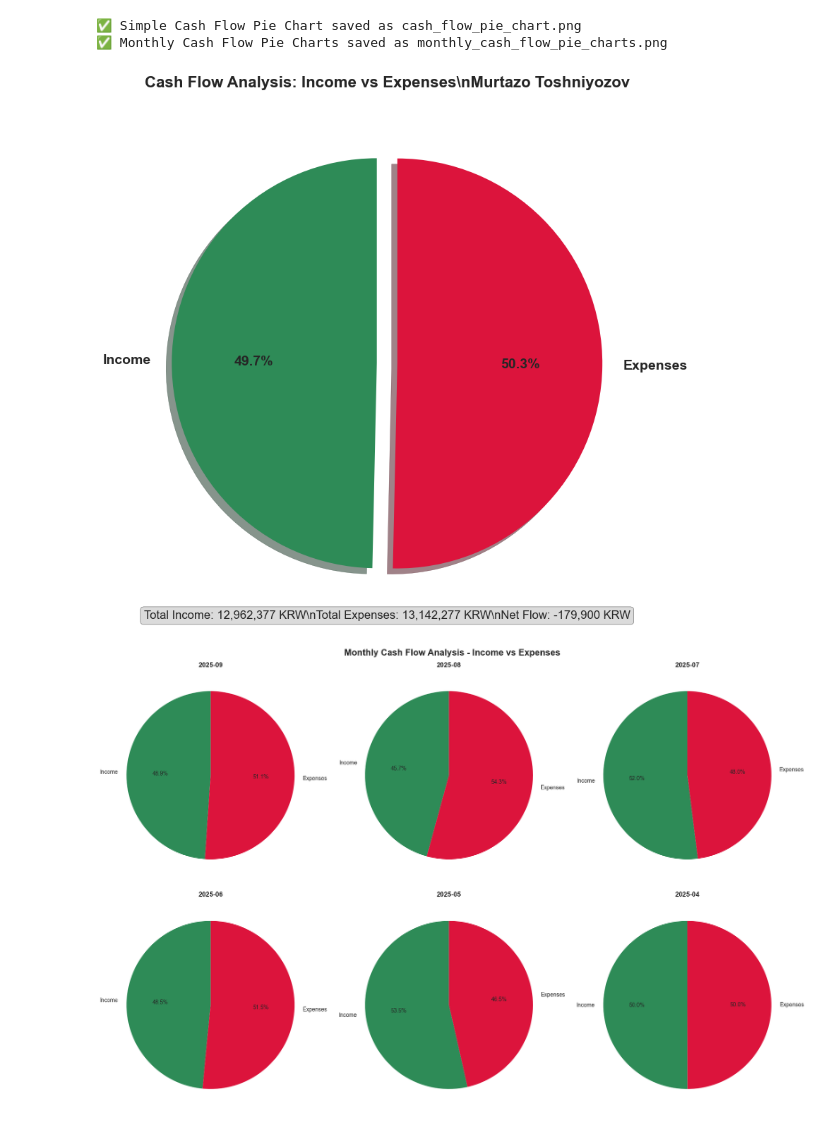
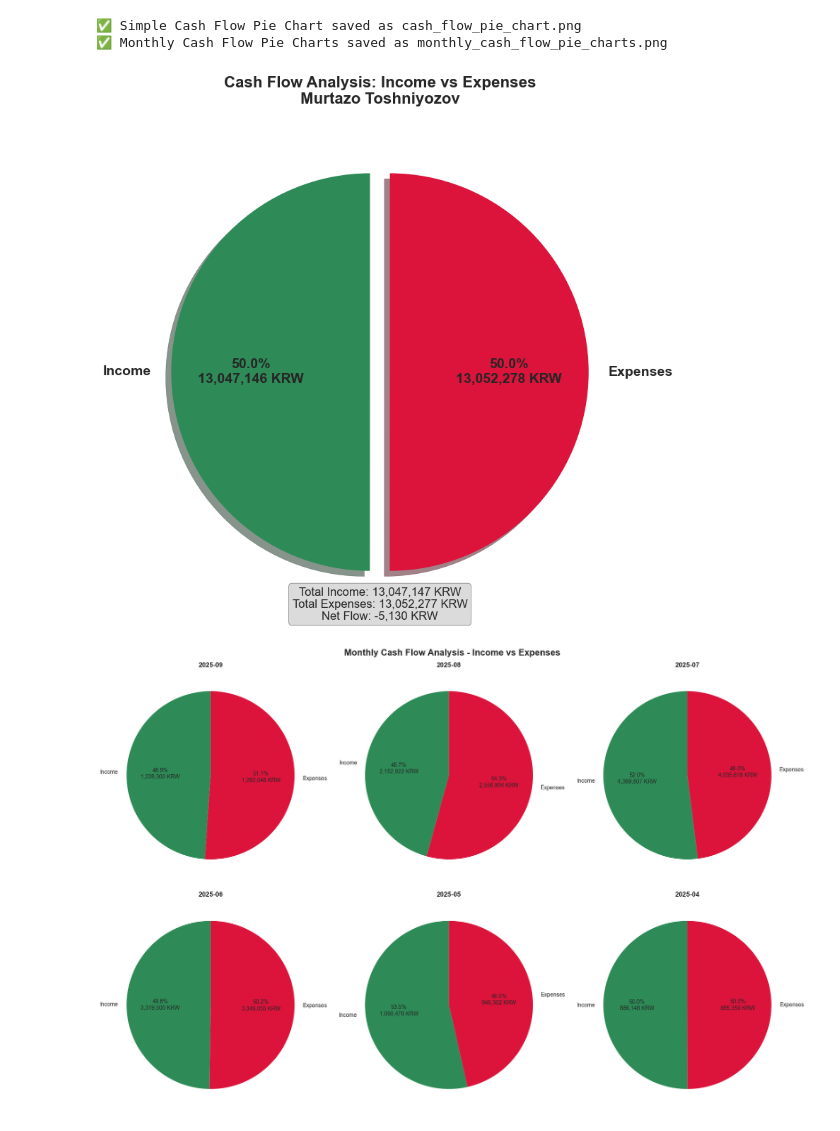
Before and after one commit to iamurtazo/toss-transaction-analysis, a Jupyter notebook: expense_analysis.ipynb, the cells around one changed output. Saved outputs shown, nothing was run; the diff lists cells and outputs as text; code cells hidden in the pictures.

Commit message:
- separate odd files into different files - format excel to cleaned csv

```diff
--- a/expense_analysis.ipynb
+++ b/expense_analysis.ipynb
@@ -466,13 +277,13 @@ import numpy as np
 # Read the CSV file
 df = pd.read_csv('toss_expense_analysis.csv')
 df['Date'] = pd.to_datetime(df['Date'])
-df['Transaction Amount'] = pd.to_numeric(df['Transaction Amount'])
+# df['Transaction Amount'] = pd.to_numeric(df['Transaction Amount'])
 
 # Categorize transactions as Income or Expenses
 def categorize_cashflow(row):
-    if row['Remarks'] in ['Deposit', 'Cash Back', 'Interest']:
+    if row['Remarks'] in ['Deposit'] or row['Notes'] in ['ATM입금']:
         return 'Income'
-    elif row['Remarks'] in ['Withdrawal', 'Check Card', 'ATM', 'Open\nBanking']:
+    elif row['Remarks'] in ['Withdrawal', 'Check Card', 'Open\nBanking'] or row['Notes'] in ['ATM현금']:
         return 'Expenses'
     else:
         return 'Other'
@@ -521,9 +348,9 @@ df['Transaction Amount'] = pd.to_numeric(df['Transaction Amount'])
 
 # Categorize transactions
 def categorize_cashflow(row):
-    if row['Remarks'] in ['Deposit', 'Cash Back', 'Interest']:
+    if row['Remarks'] in ['Deposit'] or row['Notes'] in ['ATM입금']:
         return 'Income'
-    elif row['Remarks'] in ['Withdrawal', 'Check Card', 'ATM', 'Open\nBanking']:
+    elif row['Remarks'] in ['Withdrawal', 'Check Card', 'Open\nBanking'] or row['Notes'] in ['ATM현금']:
         return 'Expenses'
     else:
         return 'Other'
@@ -568,7 +395,7 @@ for bar, value in zip(bars, monthly_cashflow['Net_Flow']):
 
 # 3. Overall Income vs Expenses (Pie Chart)
 total_income = df[df['CashFlow_Type'] == 'Income']['Transaction Amount'].sum()
-total_expenses = df[df['CashFlow_Type'] == 'Expenses']['Transaction Amount'].sum()
+total_expenses = (df[df['CashFlow_Type'] == 'Expenses']['Transaction Amount'].sum()) * -1
 
 wedges, texts, autotexts = ax3.pie([total_income, total_expenses],
                                   labels=['Income', 'Expenses'],
@@ -641,26 +459,33 @@ Savings Rate: -1.4%
 # %%
 import pandas as pd
 import matplotlib.pyplot as plt
-import numpy as np
 
 # Read and prepare data
 df = pd.read_csv('toss_expense_analysis.csv')
-df['Transaction Amount'] = pd.to_numeric(df['Transaction Amount'])
+
 
 # Categorize transactions
 def categorize_cashflow(row):
-    if row['Remarks'] in ['Deposit', 'Cash Back', 'Interest']:
+    if row['Remarks'] in ['Deposit'] or row['Notes'] in ['ATM입금']:
         return 'Income'
-    elif row['Remarks'] in ['Withdrawal', 'Check Card', 'ATM', 'Open\nBanking']:
+    elif row['Remarks'] in ['Withdrawal', 'Check Card', 'Open\nBanking'] or row['Notes'] in ['ATM현금']:
         return 'Expenses'
     else:
         return 'Other'
 
 df['CashFlow_Type'] = df.apply(categorize_cashflow, axis=1)
 
+def autopct_format(values):
+    def inner_autopct(pct):
+        total = sum(values)
+        val = int(round(pct * total / 100.0))
+        return f"{pct:.1f}%\n{val:,.0f} KRW"
+    return inner_autopct
+
+
 # Calculate totals
 total_income = df[df['CashFlow_Type'] == 'Income']['Transaction Amount'].sum()
-total_expenses = df[df['CashFlow_Type'] == 'Expenses']['Transaction Amount'].sum()
+total_expenses = (df[df['CashFlow_Type'] == 'Expenses']['Transaction Amount'].sum()) * -1
 
 net_flow = total_income - total_expenses
 
@@ -674,21 +499,23 @@ colors = ['#2E8B57', '#DC143C']  # Green for income, Red for expenses
 explode = (0.05, 0.05)  # Separate the slices
 
 # Create pie chart
-wedges, texts, autotexts = plt.pie(sizes,
-                                   labels=labels,
-                                   colors=colors,
-                                   autopct='%1.1f%%',
-                                   startangle=90,
-                                   explode=explode,
-                                   shadow=True,
-                                   textprops={'fontsize': 14, 'fontweight': 'bold'})
+wedges, texts, autotexts = plt.pie(
+    sizes,
+    labels=labels,
+    colors=colors,
+    autopct=autopct_format(sizes),  # 👈 custom formatter
+    startangle=90,
+    explode=explode,
+    shadow=True,
+    textprops={'fontsize': 14, 'fontweight': 'bold'}
+)
 
 # Add title
-plt.title('Cash Flow Analysis: Income vs Expenses\\nMurtazo Toshniyozov',
+plt.title('Cash Flow Analysis: Income vs Expenses\nMurtazo Toshniyozov',
           fontsize=16, fontweight='bold', pad=20)
 
 # Add summary text
-summary_text = f'Total Income: {total_income:,.0f} KRW\\nTotal Expenses: {total_expenses:,.0f} KRW\\nNet Flow: {net_flow:,.0f} KRW'
+summary_text = f'Total Income: {total_income:,.0f} KRW\nTotal Expenses: {total_expenses:,.0f} KRW\nNet Flow: {net_flow:,.0f} KRW'
 plt.figtext(0.5, 0.02, summary_text, ha='center', fontsize=12,
             bbox=dict(boxstyle='round', facecolor='lightgray', alpha=0.8))
 
@@ -705,34 +532,34 @@ fig, axes = plt.subplots(2, 3, figsize=(18, 12))
 fig.suptitle('Monthly Cash Flow Analysis - Income vs Expenses', fontsize=16, fontweight='bold')
 
 months = df['Month'].unique()
 axes = axes.flatten()
 
 for i, month in enumerate(months):
     if i < 6:  # Only show first 6 months
         month_data = df[df['Month'] == month]
         month_income = month_data[month_data['CashFlow_Type'] == 'Income']['Transaction Amount'].sum()
-        month_expenses = month_data[month_data['CashFlow_Type'] == 'Expenses']['Transaction Amount'].sum()
+        month_expenses = (month_data[month_data['CashFlow_Type'] == 'Expenses']['Transaction Amount'].sum()) * -1
 
         if month_income > 0 or month_expenses > 0:
             sizes = [month_income, month_expenses]
             labels = ['Income', 'Expenses']
             colors = ['#2E8B57', '#DC143C']
 
-            axes[i].pie(sizes, labels=labels, colors=colors, autopct='%1.1f%%', startangle=90)
+            axes[i].pie(sizes, labels=labels, colors=colors, autopct=autopct_format(sizes), startangle=90)
             axes[i].set_title(f'{month}', fontweight='bold')
         else:
             axes[i].text(0.5, 0.5, 'No Data', ha='center', va='center', transform=axes[i].transAxes)
             axes[i].set_title(f'{month}', fontweight='bold')
 
 # Hide unused subplots
 for i in range(len(months), 6):
     axes[i].set_visible(False)
 
 plt.tight_layout()
 plt.savefig('monthly_cash_flow_pie_charts.png', dpi=300, bbox_inches='tight', facecolor='white')
 print('✅ Monthly Cash Flow Pie Charts saved as monthly_cash_flow_pie_charts.png')
 # %% [output]
 ✅ Simple Cash Flow Pie Chart saved as cash_flow_pie_chart.png
 ✅ Monthly Cash Flow Pie Charts saved as monthly_cash_flow_pie_charts.png
-[figure, old version]
+[figure, new version]
-[figure, old version]
+[figure, new version]
```
Also changed, not shown: parts of 31 cells of this notebook, 13 other files.
